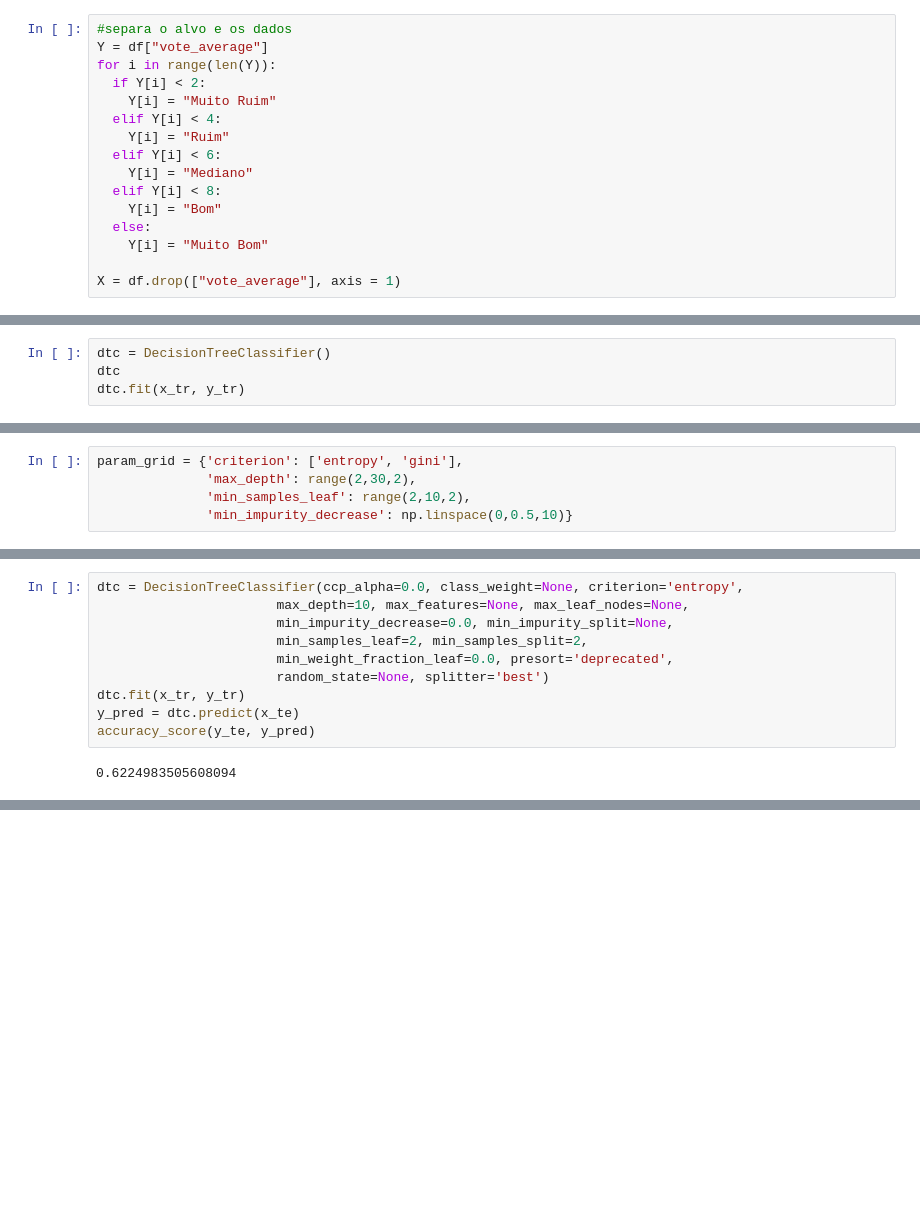
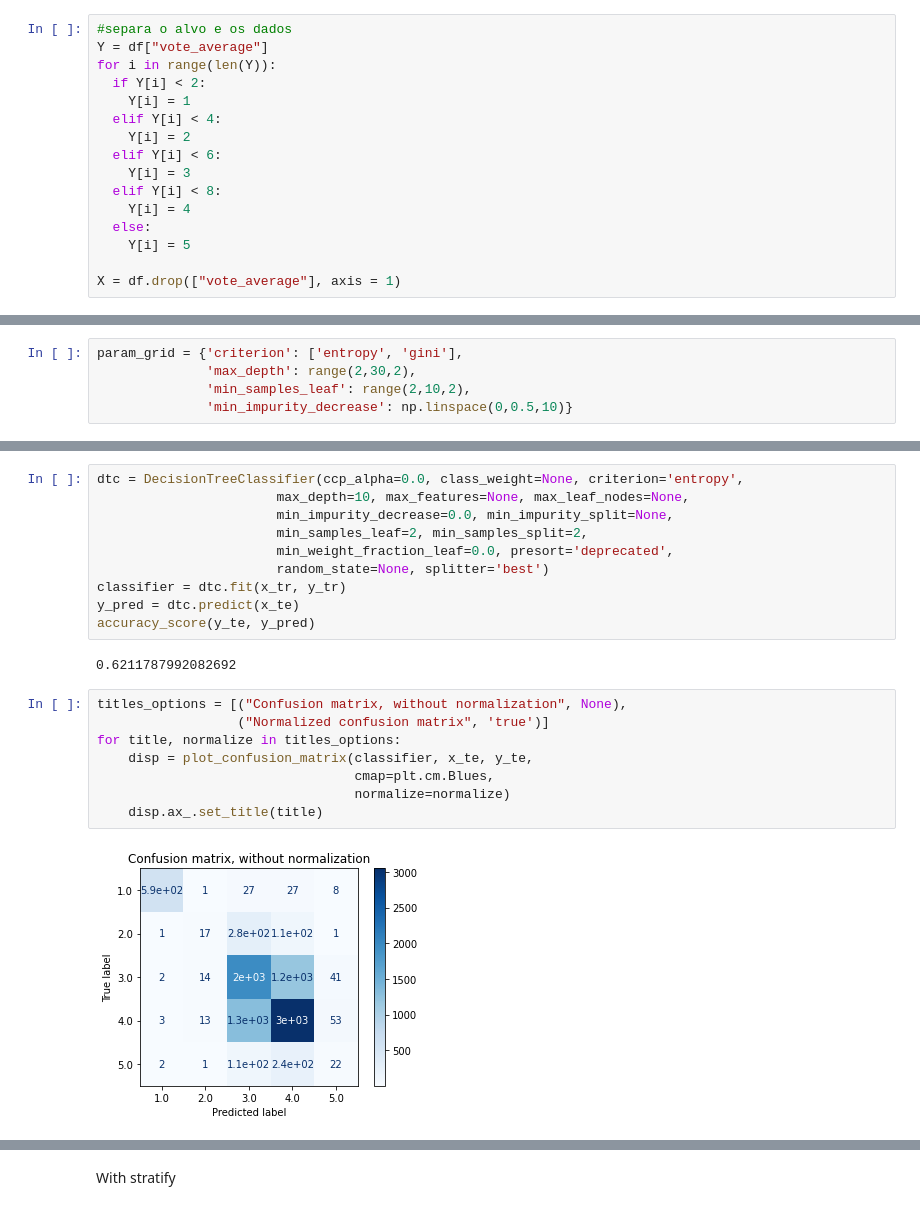
Before and after one commit to DaanMoura/AprendizadoDeMaquina, a Jupyter notebook: MovieDataset_Classification.ipynb, the cells around one changed output, grey strips where cells are left out. Drawn from its saved outputs; the diff is of its cells as text; blank space fills up the shorter version.

```diff
--- a/MovieDataset_Classification.ipynb
+++ b/MovieDataset_Classification.ipynb
@@ -68,15 +69,15 @@ df = df.fillna(-1)
 Y = df["vote_average"]
 for i in range(len(Y)):
   if Y[i] < 2:
-    Y[i] = "Muito Ruim"
+    Y[i] = 1
   elif Y[i] < 4:
-    Y[i] = "Ruim"
+    Y[i] = 2
   elif Y[i] < 6:
-    Y[i] = "Mediano"
+    Y[i] = 3
   elif Y[i] < 8:
-    Y[i] = "Bom"
+    Y[i] = 4
   else:
-    Y[i] = "Muito Bom"
+    Y[i] = 5
 
 X = df.drop(["vote_average"], axis = 1)
 # %% [output]
@@ -153,4 +109,0 @@ Name: vote_average, Length: 36372, dtype: object
-# %%
-dtc = DecisionTreeClassifier()
-dtc
-dtc.fit(x_tr, y_tr)
@@ -211,8 +156,18 @@ dtc = DecisionTreeClassifier(ccp_alpha=0.0, class_weight=None, criterion='entrop
                        min_samples_leaf=2, min_samples_split=2,
                        min_weight_fraction_leaf=0.0, presort='deprecated',
                        random_state=None, splitter='best')
-dtc.fit(x_tr, y_tr)
+classifier = dtc.fit(x_tr, y_tr)
 y_pred = dtc.predict(x_te)
 accuracy_score(y_te, y_pred)
 # %% [output]
-0.6224983505608094
+0.6211787992082692
+# %%
+titles_options = [("Confusion matrix, without normalization", None),
+                  ("Normalized confusion matrix", 'true')]
+for title, normalize in titles_options:
+    disp = plot_confusion_matrix(classifier, x_te, y_te,
+                                 cmap=plt.cm.Blues,
+                                 normalize=normalize)
+    disp.ax_.set_title(title)
+# %% [output]
+[figure, added]
@@ -218,0 +175,2 @@ accuracy_score(y_te, y_pred)
+# %% [markdown]
+With stratify
```
Also changed, not shown: parts of 19 cells of this notebook.
